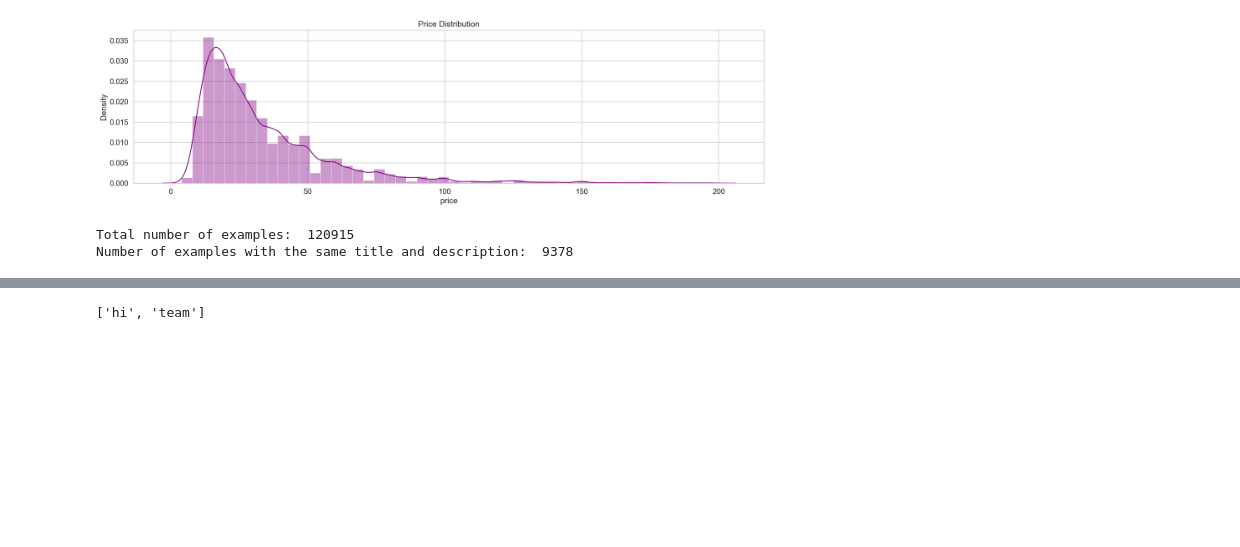
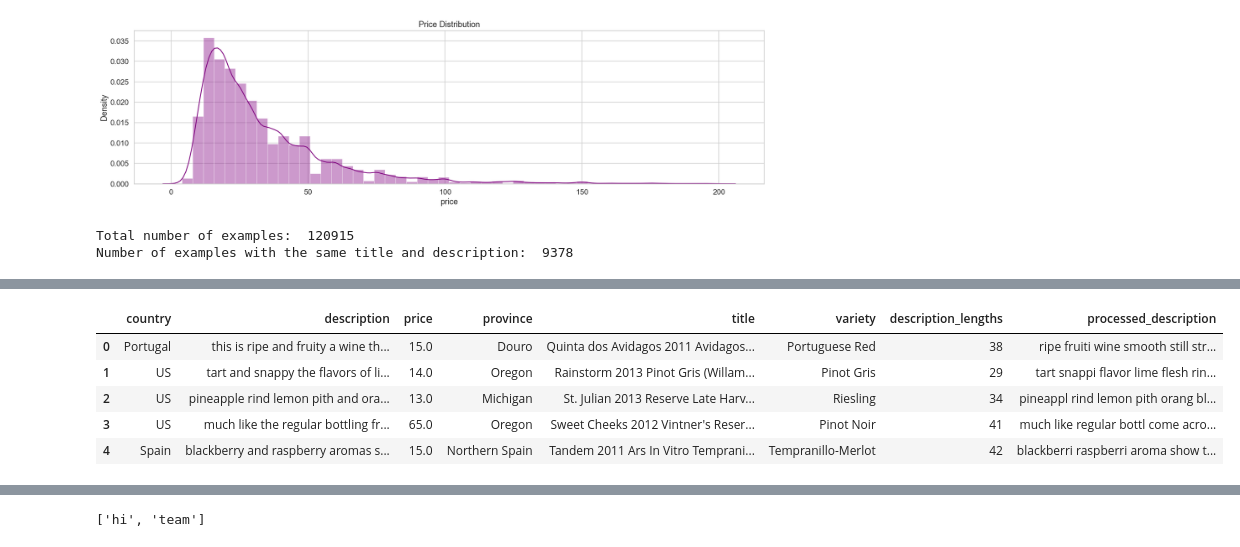
Before and after one commit to nsamko/wine_recommendation, a Jupyter notebook: wine.ipynb, the cells around one changed output, grey strips where cells are left out. Saved outputs shown, nothing was run; the diff lists cells and outputs as text; code cells hidden in the pictures; blank space fills up the shorter version.

```diff
--- a/wine.ipynb
+++ b/wine.ipynb
@@ -385,0 +360,9 @@ test_df = pd.DataFrame(test)
+# %%
+df.head()
+# %% [output]
+|  | country | description | price | province | title | variety | description_lengths | processed_description |
+| 0 | Portugal | this is ripe and fruity a wine th... | 15.0 | Douro | Quinta dos Avidagos 2011 Avidagos... | Portuguese Red | 38 | ripe fruiti wine smooth still str... |
+| 1 | US | tart and snappy the flavors of li... | 14.0 | Oregon | Rainstorm 2013 Pinot Gris (Willam... | Pinot Gris | 29 | tart snappi flavor lime flesh rin... |
+| 2 | US | pineapple rind lemon pith and ora... | 13.0 | Michigan | St. Julian 2013 Reserve Late Harv... | Riesling | 34 | pineappl rind lemon pith orang bl... |
+| 3 | US | much like the regular bottling fr... | 65.0 | Oregon | Sweet Cheeks 2012 Vintner's Reser... | Pinot Noir | 41 | much like regular bottl come acro... |
+| 4 | Spain | blackberry and raspberry aromas s... | 15.0 | Northern Spain | Tandem 2011 Ars In Vitro Temprani... | Tempranillo-Merlot | 42 | blackberri raspberri aroma show t... |
```
Also changed, not shown: parts of 34 cells of this notebook.
